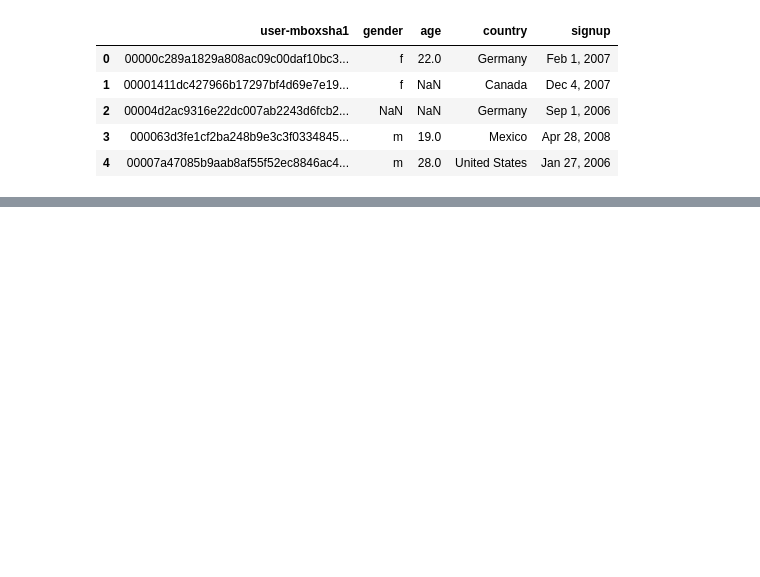
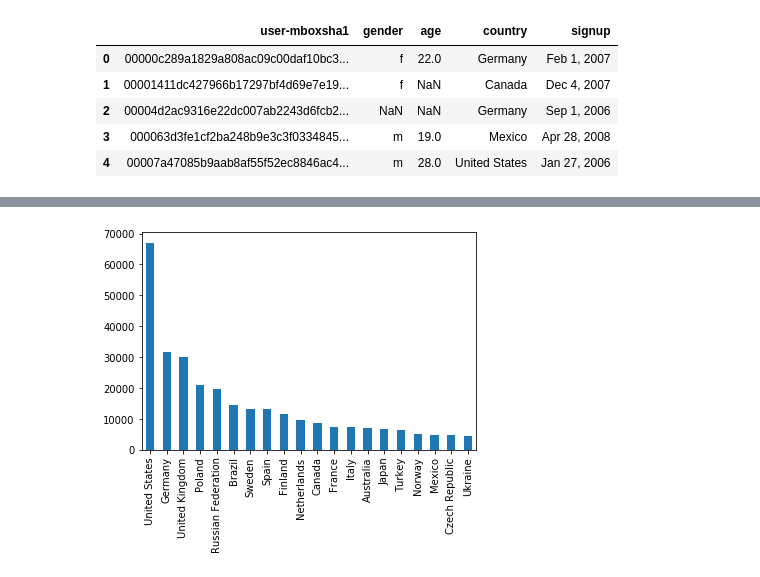
Before and after one commit to lamolivier/EPFL-MLBD-Project, a Jupyter notebook: notebooks/01 - Data Exploration.ipynb, the cells around one changed output, grey strips where cells are left out. Saved outputs shown, nothing was run; the diff lists cells and outputs as text; code cells hidden in the pictures; blank space fills up the shorter version.

```diff
--- a/notebooks/01 - Data Exploration.ipynb
+++ b/notebooks/01 - Data Exploration.ipynb
@@ -29,0 +107,5 @@ df.head()
+# %%
+df_user.country.value_counts()[:20].plot(kind="bar")
+plt.show()
+# %% [output]
+[figure, added]
```
Also changed, not shown: parts of 33 cells of this notebook.
